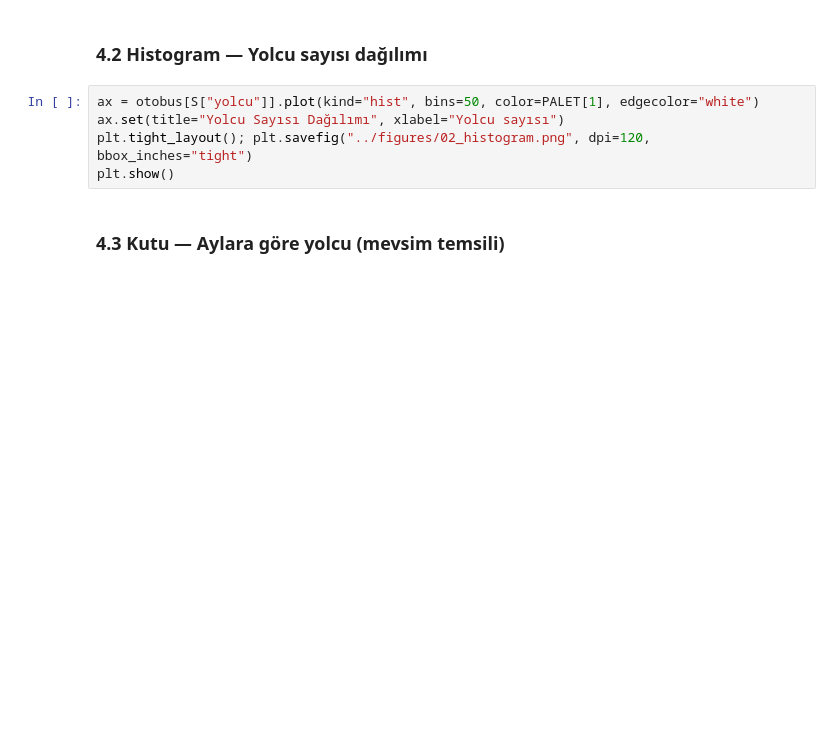
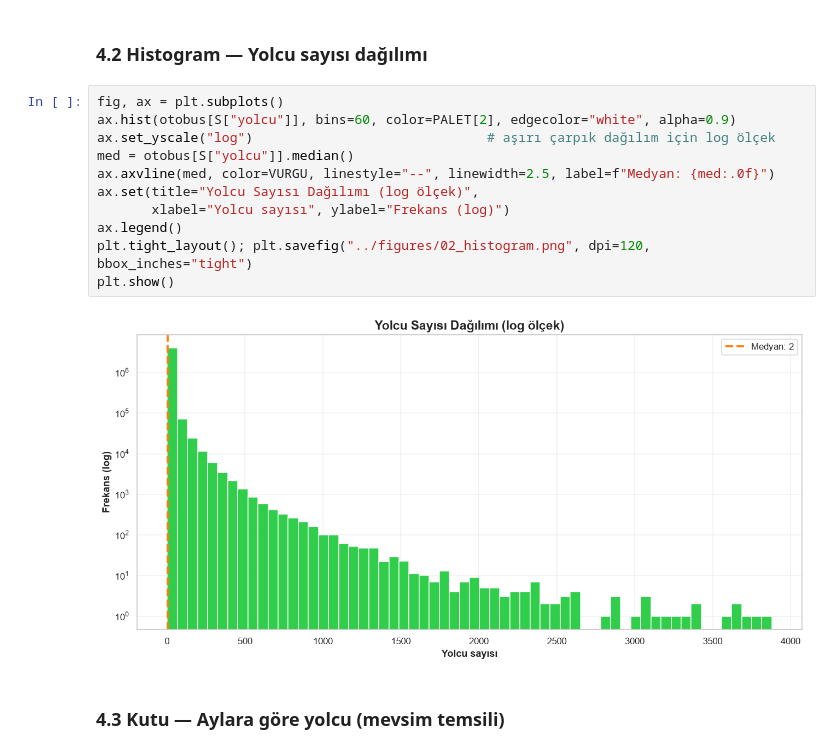
Before and after one commit to gurkankilinc/Veri-Bilimi-Final-Projesi, a Jupyter notebook: notebooks/analiz.ipynb, the cells around one changed output. Cells and saved outputs as stored; diff of their text form; blank space fills up the shorter version.

```diff
--- a/notebooks/analiz.ipynb
+++ b/notebooks/analiz.ipynb
@@ -115,10 +234,18 @@ plt.show()
 # %% [markdown]
 ### 4.2 Histogram — Yolcu sayısı dağılımı
 # %%
-ax = otobus[S["yolcu"]].plot(kind="hist", bins=50, color=PALET[1], edgecolor="white")
-ax.set(title="Yolcu Sayısı Dağılımı", xlabel="Yolcu sayısı")
+fig, ax = plt.subplots()
+ax.hist(otobus[S["yolcu"]], bins=60, color=PALET[2], edgecolor="white", alpha=0.9)
+ax.set_yscale("log")                              # aşırı çarpık dağılım için log ölçek
+med = otobus[S["yolcu"]].median()
+ax.axvline(med, color=VURGU, linestyle="--", linewidth=2.5, label=f"Medyan: {med:.0f}")
+ax.set(title="Yolcu Sayısı Dağılımı (log ölçek)",
+       xlabel="Yolcu sayısı", ylabel="Frekans (log)")
+ax.legend()
 plt.tight_layout(); plt.savefig("../figures/02_histogram.png", dpi=120, bbox_inches="tight")
 plt.show()
+# %% [output]
+[figure, added]
 # %% [markdown]
 ### 4.3 Kutu — Aylara göre yolcu (mevsim temsili)
 # %%
```
Also changed, not shown: parts of 34 cells of this notebook.
